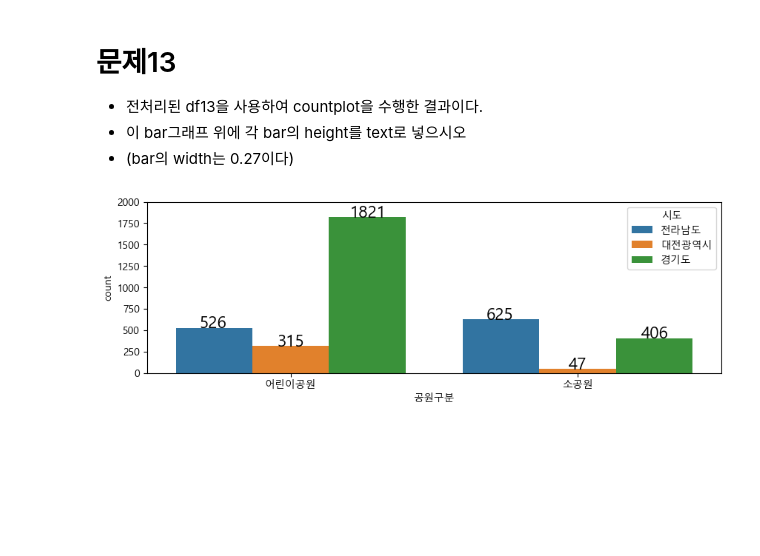
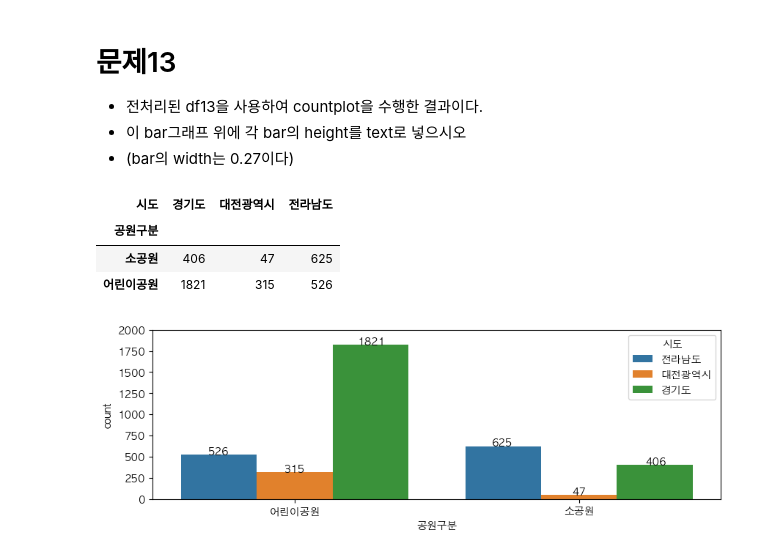
Before and after one commit to Woochang4862/USW-Public-Data-Analysis, a Jupyter notebook: pda_14w/2024_공데분_002금_기말_풀이/2024_금_공공데이터분석_2024기말고사_002금.ipynb, the cells around one changed output. Cells and saved outputs as stored; diff of their text form; code cells hidden in the pictures; blank space fills up the shorter version.

```diff
--- a/pda_14w/2024_공데분_002금_기말_풀이/2024_금_공공데이터분석_2024기말고사_002금.ipynb
+++ b/pda_14w/2024_공데분_002금_기말_풀이/2024_금_공공데이터분석_2024기말고사_002금.ipynb
@@ -445,15 +492,27 @@ m
 # %%
 df13=dat3.loc[(dat3['시도'].isin(['경기도','전라남도','대전광역시']))&(dat3['공원구분'].isin(['소공원','어린이공원']))].copy()
 
 fig=plt.figure(figsize=(10,3),dpi=100)
 ax1=fig.subplots()
 
 _=sns.countplot(data=df13, x='공원구분',hue='시도', ax=ax1)
 
 ## 코드작성
+df13_res = df13.groupby(['시도'])['공원구분'].value_counts().unstack(0)
+df13_res
 
+for text in ax1.get_xticklabels():
+    x = text.get_position()[0]
+    c1, c2, c3 = df13_res.loc[text.get_text(), ['전라남도', '대전광역시', '경기도']]
+    _=ax1.text(x-0.27, c1, c1,ha='center')
+    _=ax1.text(x, c2, c2,ha='center')
+    _=ax1.text(x+0.27, c3, c3,ha='center')
 ## 코드작성 끝
 
 _=ax1.set_ylim(0,2000)
 # %% [output]
+| 시도 | 경기도 | 대전광역시 | 전라남도 |
+| 공원구분 |  |  |  |
+| 소공원 | 406 | 47 | 625 |
+| 어린이공원 | 1821 | 315 | 526 |
-[figure, old version]
+[figure, new version]
```
Also changed, not shown: parts of 14 cells of this notebook, 1 other file.
